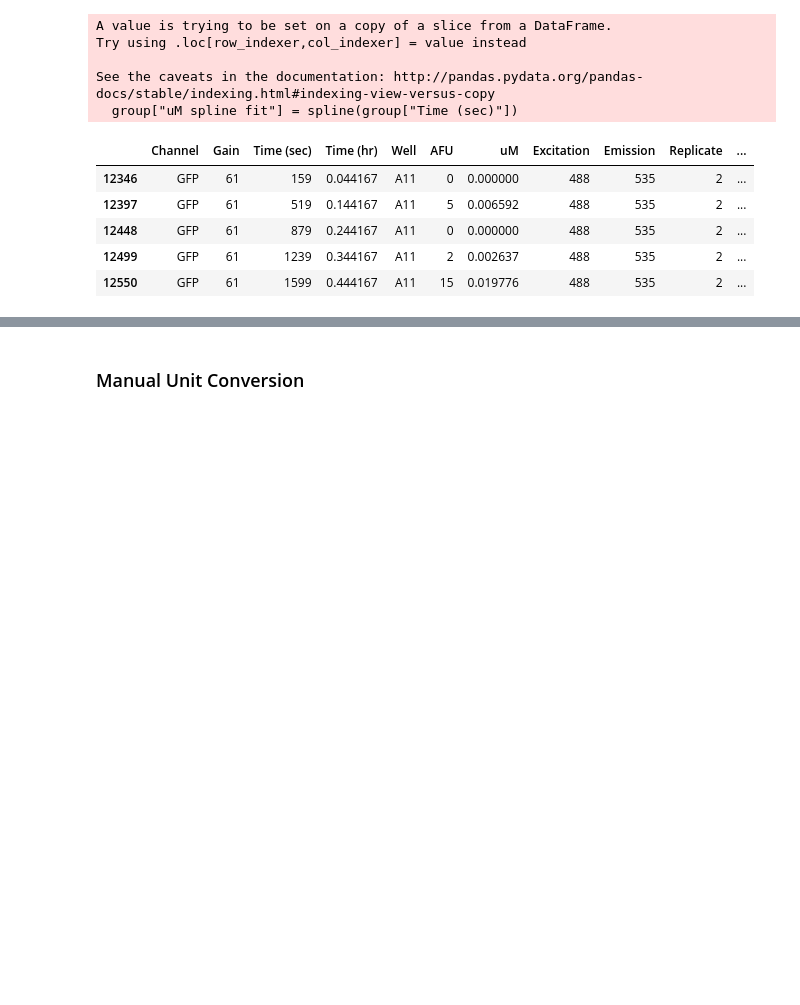
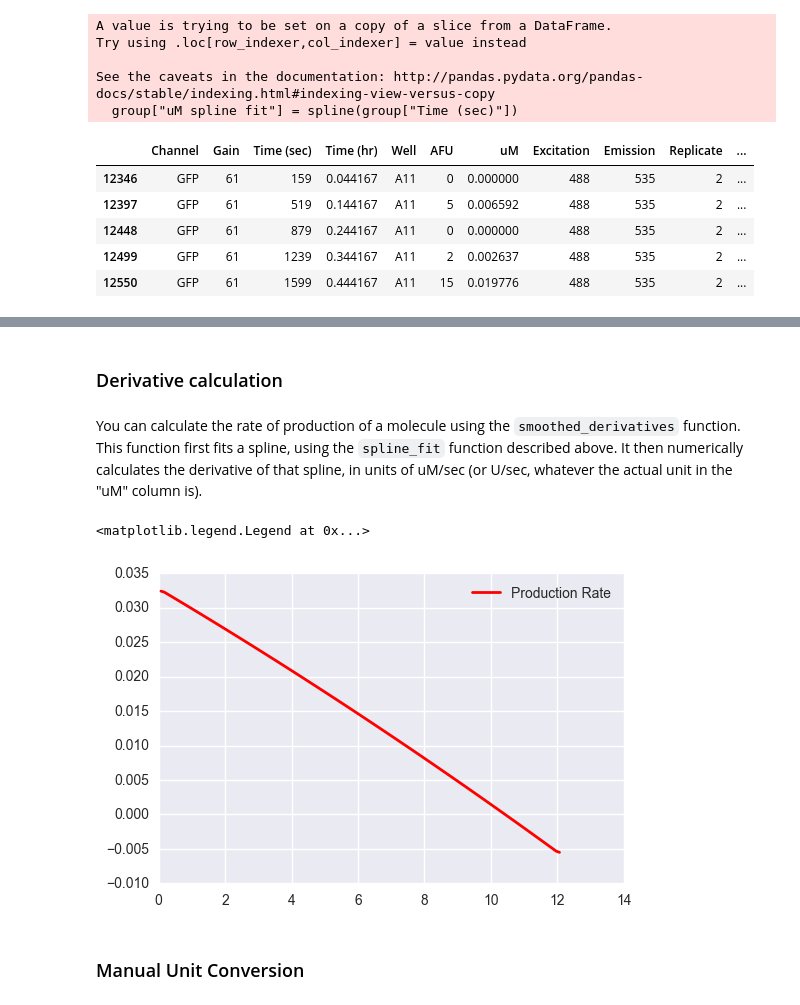
Before and after one commit to sclamons/murraylab_tools, a Jupyter notebook: examples/Biotek Analysis Usage Examples.ipynb, the cells around one changed output, grey strips where cells are left out. Saved outputs shown, nothing was run; the diff lists cells and outputs as text; code cells hidden in the pictures; blank space fills up the shorter version.

```diff
--- a/examples/Biotek Analysis Usage Examples.ipynb
+++ b/examples/Biotek Analysis Usage Examples.ipynb
@@ -248,3 +248,18 @@ plt.legend(loc = 2)
+# %% [markdown]
+### Derivative calculation
+# %% [markdown]
+You can calculate the rate of production of a molecule using the `smoothed_derivatives` function. This function first fits a spline, using the `spline_fit` function described above. It then numerically calculates the derivative of that spline, in units of uM/sec (or U/sec, whatever the actual unit in the "uM" column is).
+# %%
+deriv_df = mt_biotek.smoothed_derivatives(df)
+example_deriv_df = deriv_df[(deriv_df.Gain == 100) & (deriv_df.Channel == "GFP") \
+                        & (deriv_df["GFP Plasmid (nM)"] == 2.01) & (deriv_df["RFP Plasmid (nM)"] == 3.97)\
+                        & (deriv_df.Replicate == 1)]
+#plt.plot(example_deriv_df["Time (hr)"], example_deriv_df["uM"], color = "blue", label = "Raw Data")
+plt.plot(example_deriv_df["Time (hr)"], example_deriv_df["uM/sec"], color = "red", label="Production Rate")
+plt.legend()
+# %% [output]
+<matplotlib.legend.Legend at 0x...>
+[figure, added]
 # %% [markdown]
 ### Manual Unit Conversion
 # %% [markdown]
```
Also changed, not shown: parts of 3 cells of this notebook, 1 other file.
